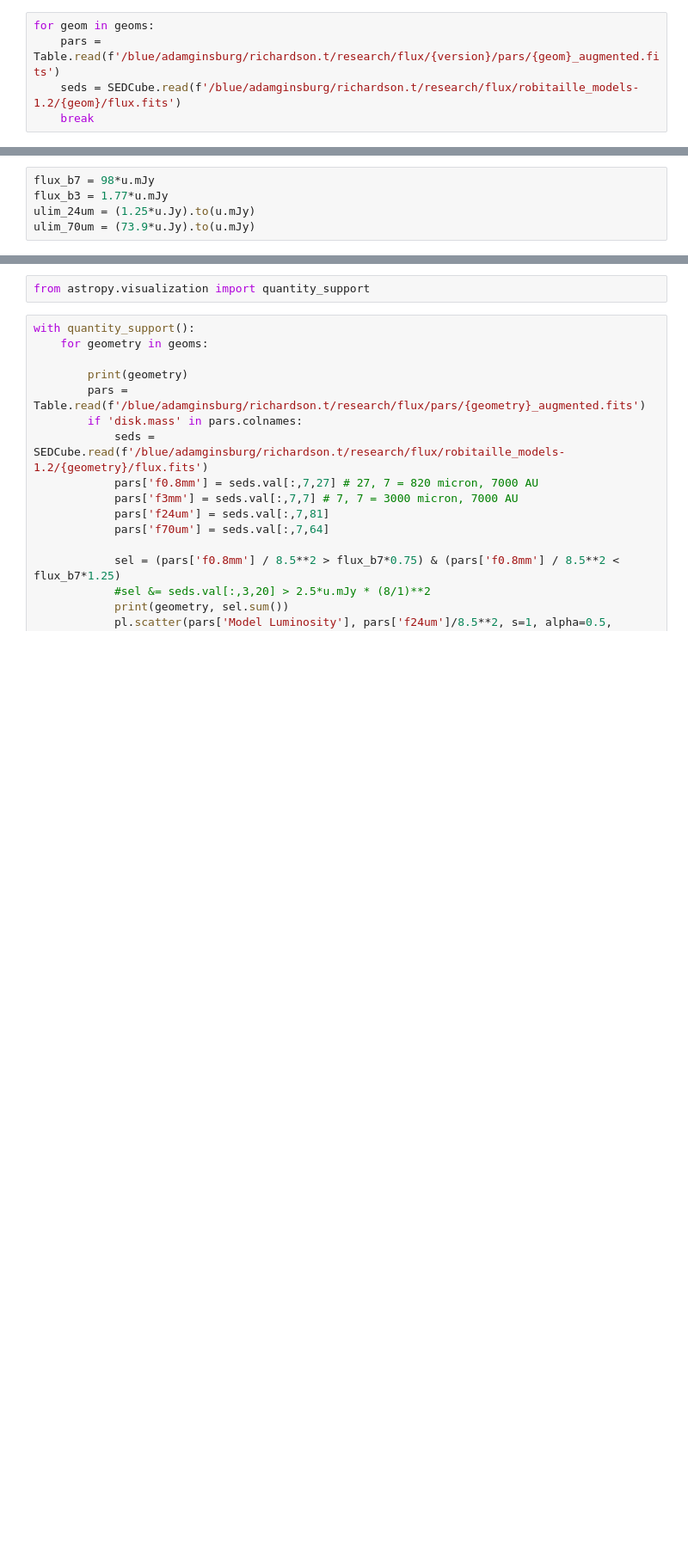
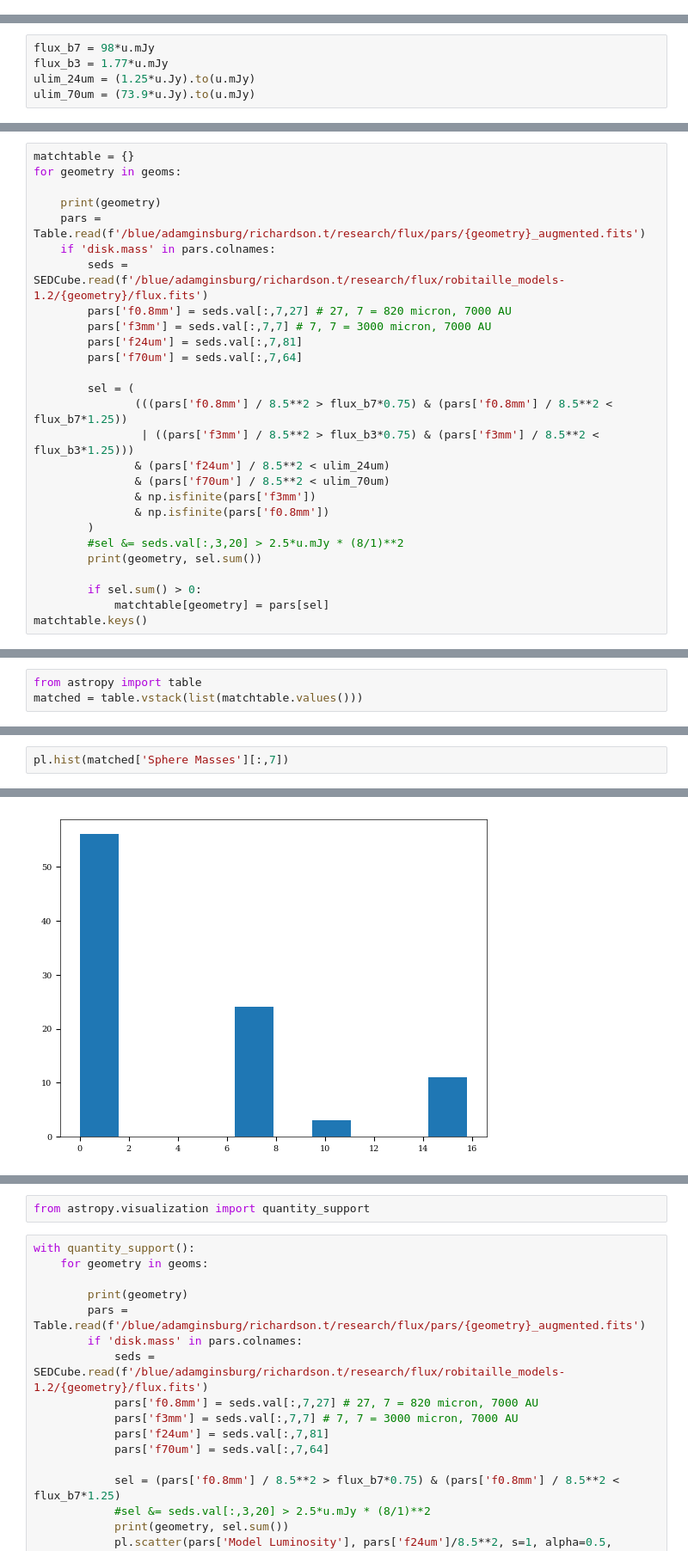
Before and after one commit to ACES-CMZ/MUBLO, a Jupyter notebook: G0.025-0.073/MUBLO_YSOcheck.ipynb, the cells around one changed output, grey strips where cells are left out. Shown: that part at 86% size. Drawn from its saved outputs; the diff is of its cells as text; blank space fills up the shorter version.

```diff
--- a/G0.025-0.073/MUBLO_YSOcheck.ipynb
+++ b/G0.025-0.073/MUBLO_YSOcheck.ipynb
@@ -48,8 +48,3 @@ geoms
  'sp--smi',
  's-p-smi',
  'sp--h-i']
-# %%
-for geom in geoms:
-    pars = Table.read(f'/blue/adamginsburg/richardson.t/research/flux/{version}/pars/{geom}_augmented.fits')
-    seds = SEDCube.read(f'/blue/adamginsburg/richardson.t/research/flux/robitaille_models-1.2/{geom}/flux.fits')
-    break
@@ -64,0 +60,27 @@ $\mathrm{mJy}$
+# %%
+matchtable = {}
+for geometry in geoms:
+
+    print(geometry)
+    pars = Table.read(f'/blue/adamginsburg/richardson.t/research/flux/pars/{geometry}_augmented.fits')
+    if 'disk.mass' in pars.colnames:
+        seds = SEDCube.read(f'/blue/adamginsburg/richardson.t/research/flux/robitaille_models-1.2/{geometry}/flux.fits')
+        pars['f0.8mm'] = seds.val[:,7,27] # 27, 7 = 820 micron, 7000 AU
+        pars['f3mm'] = seds.val[:,7,7] # 7, 7 = 3000 micron, 7000 AU
+        pars['f24um'] = seds.val[:,7,81]
+        pars['f70um'] = seds.val[:,7,64]
+
+        sel = (
+               (((pars['f0.8mm'] / 8.5**2 > flux_b7*0.75) & (pars['f0.8mm'] / 8.5**2 < flux_b7*1.25))
+                | ((pars['f3mm'] / 8.5**2 > flux_b3*0.75) & (pars['f3mm'] / 8.5**2 < flux_b3*1.25)))
+               & (pars['f24um'] / 8.5**2 < ulim_24um)
+               & (pars['f70um'] / 8.5**2 < ulim_70um)
+               & np.isfinite(pars['f3mm'])
+               & np.isfinite(pars['f0.8mm'])
+        )
+        #sel &= seds.val[:,3,20] > 2.5*u.mJy * (8/1)**2
+        print(geometry, sel.sum())
+
+        if sel.sum() > 0:
+            matchtable[geometry] = pars[sel]
+matchtable.keys()
@@ -64,0 +106,3 @@ $\mathrm{mJy}$
+# %%
+from astropy import table
+matched = table.vstack(list(matchtable.values()))
@@ -64,0 +152,3 @@ $\mathrm{mJy}$
+# %%
+pl.hist(matched['Sphere Masses'][:,7])
+# %% [output]
@@ -64,0 +160 @@ $\mathrm{mJy}$
+[figure, added]
```
Also changed, not shown: parts of 18 cells of this notebook, 2 other files.
